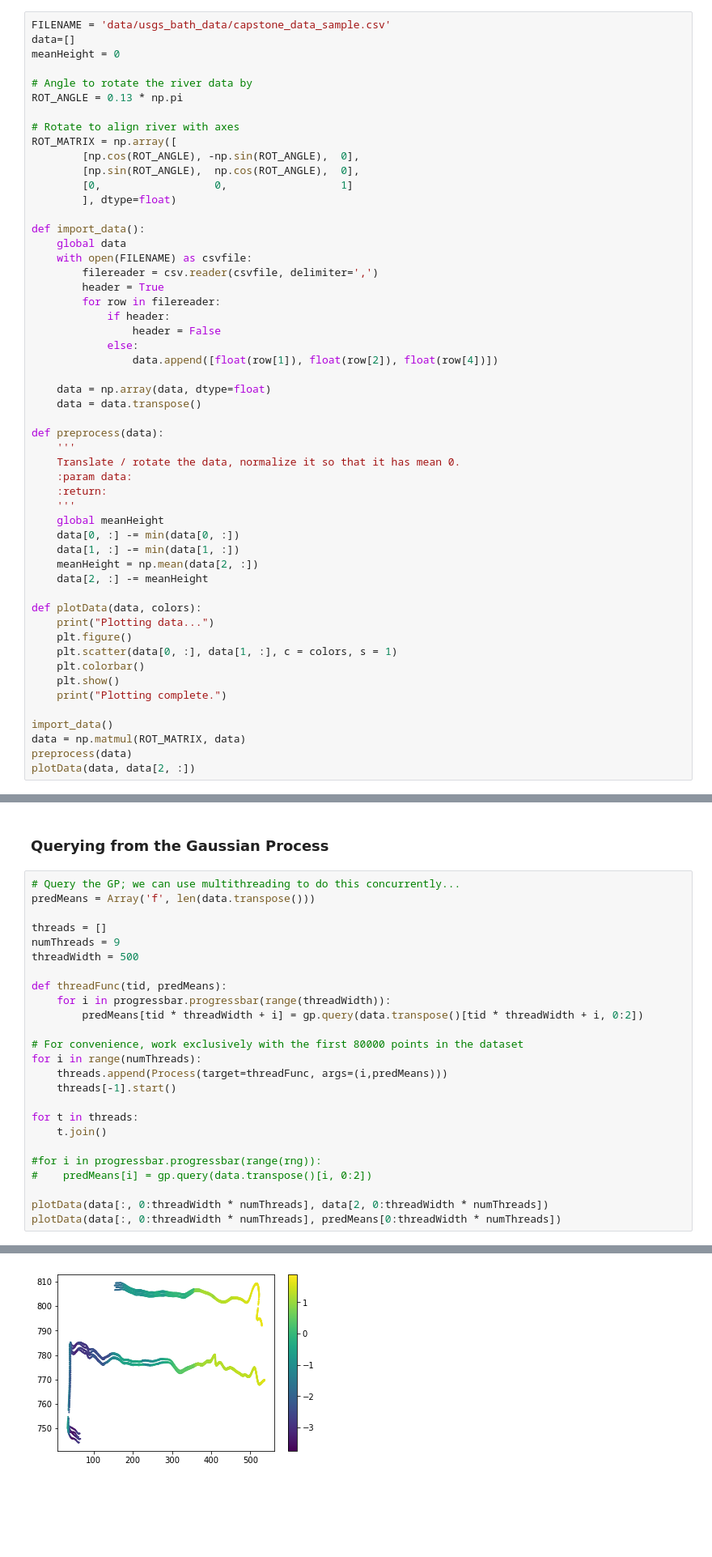
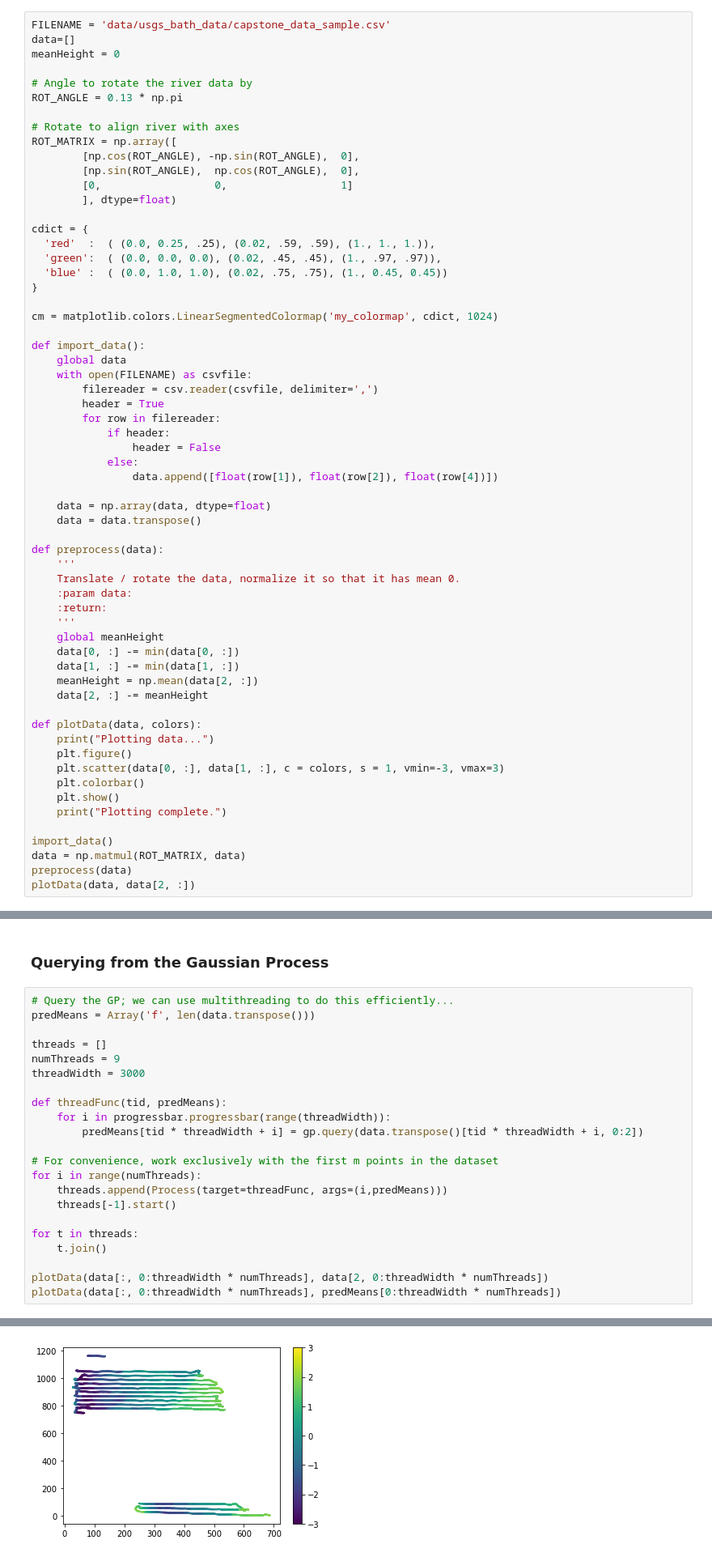
Before and after one commit to zongyi-li/stt_investigation, a Jupyter notebook: River_Gauss_Process.ipynb, the cells around one changed output, grey strips where cells are left out. Shown at 81% size. Cells and saved outputs as stored; diff of their text form; blank space fills up the shorter version.

```diff
--- a/River_Gauss_Process.ipynb
+++ b/River_Gauss_Process.ipynb
@@ -37,6 +38,14 @@ ROT_MATRIX = np.array([
         [np.sin(ROT_ANGLE),  np.cos(ROT_ANGLE),  0],
         [0,                  0,                  1]
         ], dtype=float)
+
+cdict = {
+  'red'  :  ( (0.0, 0.25, .25), (0.02, .59, .59), (1., 1., 1.)),
+  'green':  ( (0.0, 0.0, 0.0), (0.02, .45, .45), (1., .97, .97)),
+  'blue' :  ( (0.0, 1.0, 1.0), (0.02, .75, .75), (1., 0.45, 0.45))
+}
+
+cm = matplotlib.colors.LinearSegmentedColormap('my_colormap', cdict, 1024)
 
 def import_data():
     global data
@@ -67,7 +76,7 @@ def preprocess(data):
 def plotData(data, colors):
     print("Plotting data...")
     plt.figure()
-    plt.scatter(data[0, :], data[1, :], c = colors, s = 1)
+    plt.scatter(data[0, :], data[1, :], c = colors, s = 1, vmin=-3, vmax=3)
     plt.colorbar()
     plt.show()
     print("Plotting complete.")
@@ -101,18 +111,18 @@ Built Gaussian Process...
 # %% [markdown]
 ### Querying from the Gaussian Process
 # %%
-# Query the GP; we can use multithreading to do this concurrently...
+# Query the GP; we can use multithreading to do this efficiently...
 predMeans = Array('f', len(data.transpose()))
 
 threads = []
 numThreads = 9
-threadWidth = 500
+threadWidth = 3000
 
 def threadFunc(tid, predMeans):
     for i in progressbar.progressbar(range(threadWidth)):
         predMeans[tid * threadWidth + i] = gp.query(data.transpose()[tid * threadWidth + i, 0:2])
 
-# For convenience, work exclusively with the first 80000 points in the dataset
+# For convenience, work exclusively with the first m points in the dataset
 for i in range(numThreads):
     threads.append(Process(target=threadFunc, args=(i,predMeans)))
     threads[-1].start()
@@ -120,9 +130,6 @@ for i in range(numThreads):
 for t in threads:
     t.join()
 
-#for i in progressbar.progressbar(range(rng)):
-#    predMeans[i] = gp.query(data.transpose()[i, 0:2])
-
 plotData(data[:, 0:threadWidth * numThreads], data[2, 0:threadWidth * numThreads])
 plotData(data[:, 0:threadWidth * numThreads], predMeans[0:threadWidth * numThreads])
 # %% [output]
@@ -130,4 +137,4 @@ plotData(data[:, 0:threadWidth * numThreads], predMeans[0:threadWidth * numThrea
 Plotting data...
-[figure, old version]
+[figure, new version]
 Plotting complete.
 Plotting data...
```
Also changed, not shown: parts of 5 cells of this notebook, 1 other file.
